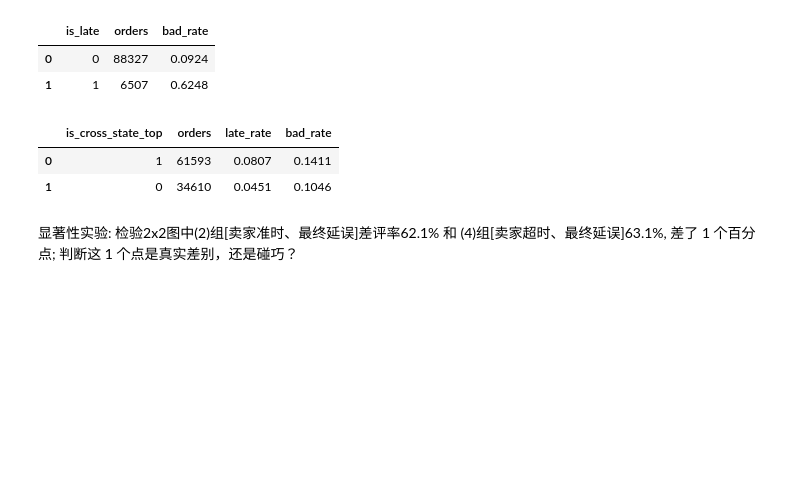
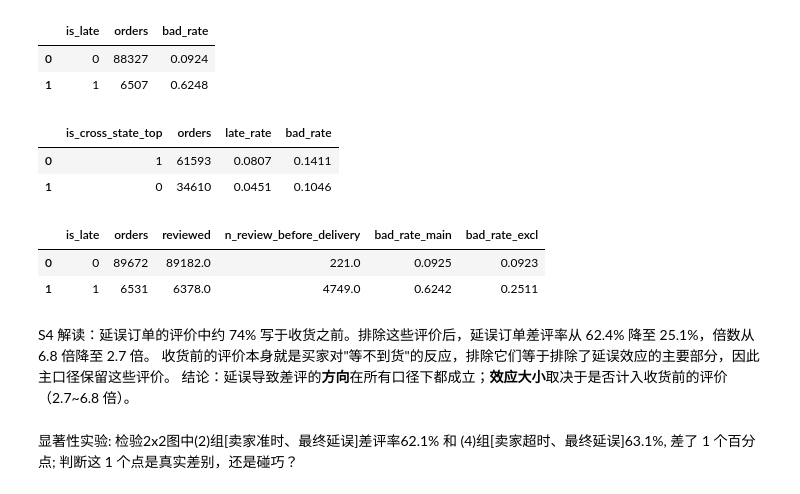
Before and after one commit to LeeMichael-L/olist-analytics, a Jupyter notebook: python/m3_fulfillment.ipynb, the cells around one changed output. Saved outputs shown, nothing was run; the diff lists cells and outputs as text; code cells hidden in the pictures; blank space fills up the shorter version.

```diff
--- a/python/m3_fulfillment.ipynb
+++ b/python/m3_fulfillment.ipynb
@@ -359,6 +359,28 @@ df_3
 |  | is_cross_state_top | orders | late_rate | bad_rate |
 | 0 | 1 | 61593 | 0.0807 | 0.1411 |
 | 1 | 0 | 34610 | 0.0451 | 0.1046 |
+# %%
+#S4：主口径: 包含收货前填写的评价(D-021), 替代口径: 排除收货前填写的评价
+sql_4 = """
+SELECT is_late,
+       COUNT(*)                                                          AS orders,
+       SUM(has_review)                                                   AS reviewed,
+       SUM(is_review_before_delivery)                                    AS n_review_before_delivery,
+       ROUND(AVG(is_bad_review), 4)                                      AS bad_rate_main,
+       ROUND(AVG(CASE WHEN is_review_before_delivery = 0 THEN is_bad_review END), 4) AS bad_rate_excl
+FROM dws_order_fulfillment
+GROUP BY is_late;
+"""
+df_4 = run_query(sql_4)
+df_4
+# %% [output]
+|  | is_late | orders | reviewed | n_review_before_delivery | bad_rate_main | bad_rate_excl |
+| 0 | 0 | 89672 | 89182.0 | 221.0 | 0.0925 | 0.0923 |
+| 1 | 1 | 6531 | 6378.0 | 4749.0 | 0.6242 | 0.2511 |
+# %% [markdown]
+S4 解读：延误订单的评价中约 74% 写于收货之前。排除这些评价后，延误订单差评率从 62.4% 降至 25.1%，倍数从 6.8 倍降至 2.7 倍。
+收货前的评价本身就是买家对"等不到货"的反应，排除它们等于排除了延误效应的主要部分，因此主口径保留这些评价。
+结论：延误导致差评的**方向**在所有口径下都成立；**效应大小**取决于是否计入收货前的评价（2.7~6.8 倍）。
 # %% [markdown]
 显著性实验: 检验2x2图中(2)组[卖家准时、最终延误]差评率62.1% 和 (4)组[卖家超时、最终延误]63.1%, 差了 1 个百分点; 判断这 1 个点是真实差别，还是碰巧？
 # %%
```
Also changed, not shown: 11 other files.
